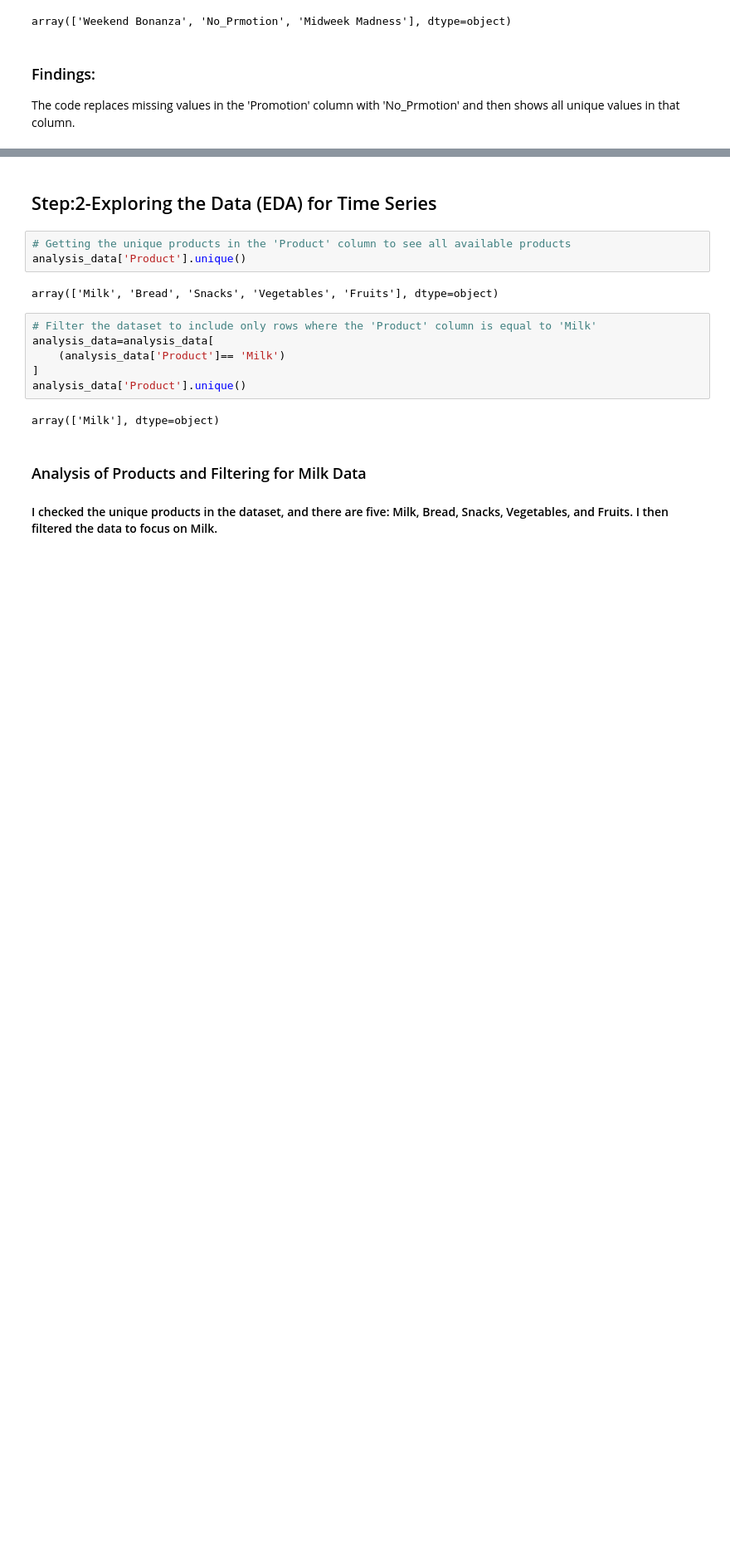
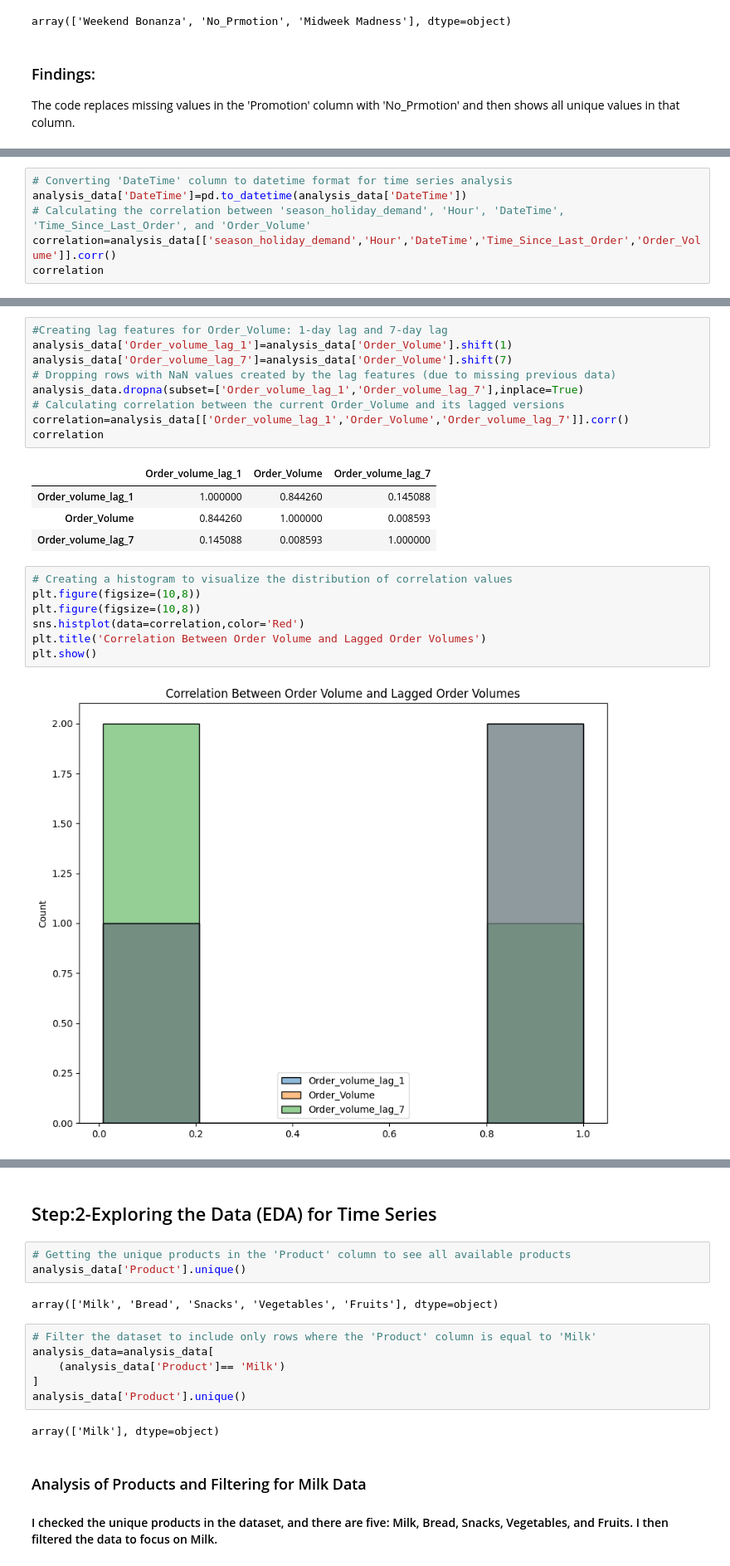
Before and after one commit to rahul8879/swiggy_demand_modelling, a Jupyter notebook: notebooks/analysis.ipynb, the cells around one changed output, grey strips where cells are left out. Shown at 83% size. Drawn from its saved outputs; the diff is of its cells as text; blank space fills up the shorter version.

```diff
--- a/notebooks/analysis.ipynb
+++ b/notebooks/analysis.ipynb
@@ -102,0 +165,6 @@ array(['Weekend Bonanza', 'No_Prmotion', 'Midweek Madness'], dtype=object)
+# %%
+# Converting 'DateTime' column to datetime format for time series analysis
+analysis_data['DateTime']=pd.to_datetime(analysis_data['DateTime'])
+# Calculating the correlation between 'season_holiday_demand', 'Hour', 'DateTime', 'Time_Since_Last_Order', and 'Order_Volume'
+correlation=analysis_data[['season_holiday_demand','Hour','DateTime','Time_Since_Last_Order','Order_Volume']].corr()
+correlation
@@ -102,0 +195,23 @@ array(['Weekend Bonanza', 'No_Prmotion', 'Midweek Madness'], dtype=object)
+# %%
+#Creating lag features for Order_Volume: 1-day lag and 7-day lag
+analysis_data['Order_volume_lag_1']=analysis_data['Order_Volume'].shift(1)
+analysis_data['Order_volume_lag_7']=analysis_data['Order_Volume'].shift(7)
+# Dropping rows with NaN values created by the lag features (due to missing previous data)
+analysis_data.dropna(subset=['Order_volume_lag_1','Order_volume_lag_7'],inplace=True)
+# Calculating correlation between the current Order_Volume and its lagged versions
+correlation=analysis_data[['Order_volume_lag_1','Order_Volume','Order_volume_lag_7']].corr()
+correlation
+# %% [output]
+|  | Order_volume_lag_1 | Order_Volume | Order_volume_lag_7 |
+| Order_volume_lag_1 | 1.000000 | 0.844260 | 0.145088 |
+| Order_Volume | 0.844260 | 1.000000 | 0.008593 |
+| Order_volume_lag_7 | 0.145088 | 0.008593 | 1.000000 |
+# %%
+# Creating a histogram to visualize the distribution of correlation values
+plt.figure(figsize=(10,8))
+plt.figure(figsize=(10,8))
+sns.histplot(data=correlation,color='Red')
+plt.title('Correlation Between Order Volume and Lagged Order Volumes')
+plt.show()
+# %% [output]
+[figure, added]
```
Also changed, not shown: parts of 21 cells of this notebook.
